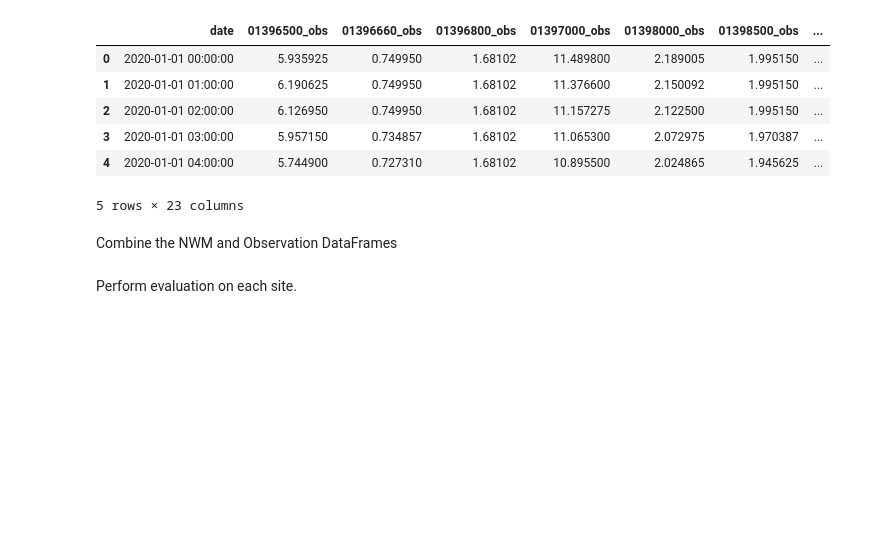
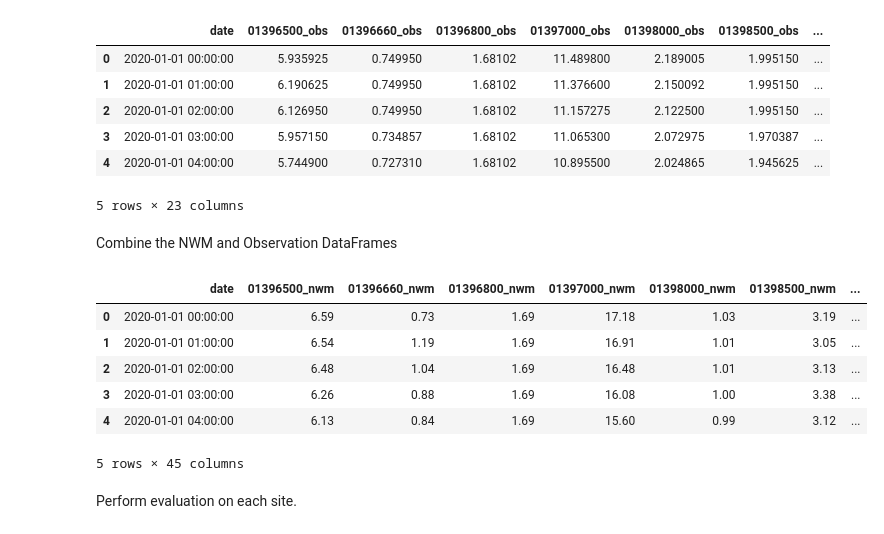
Before and after one commit to hydroframe/cssi_evaluation, a Jupyter notebook: examples/notebooks/nwm/NWM-Streamflow-Evaluation.ipynb, the cells around one changed output. Drawn from its saved outputs; the diff is of its cells as text; code cells hidden in the pictures; blank space fills up the shorter version.

```diff
--- a/examples/notebooks/nwm/NWM-Streamflow-Evaluation.ipynb
+++ b/examples/notebooks/nwm/NWM-Streamflow-Evaluation.ipynb
@@ -321,6 +321,16 @@ obs_df.head()
 Combine the NWM and Observation DataFrames
 # %%
 df = nwm_df.merge(obs_df, left_on='date', right_on='date', how='inner')
+# %%
+df.head()
+# %% [output]
+|  | date | 01396500_nwm | 01396660_nwm | 01396800_nwm | 01397000_nwm | 01398000_nwm | 01398500_nwm | ... |
+| 0 | 2020-01-01 00:00:00 | 6.59 | 0.73 | 1.69 | 17.18 | 1.03 | 3.19 | ... |
+| 1 | 2020-01-01 01:00:00 | 6.54 | 1.19 | 1.69 | 16.91 | 1.01 | 3.05 | ... |
+| 2 | 2020-01-01 02:00:00 | 6.48 | 1.04 | 1.69 | 16.48 | 1.01 | 3.13 | ... |
+| 3 | 2020-01-01 03:00:00 | 6.26 | 0.88 | 1.69 | 16.08 | 1.00 | 3.38 | ... |
+| 4 | 2020-01-01 04:00:00 | 6.13 | 0.84 | 1.69 | 15.60 | 0.99 | 3.12 | ... |
+5 rows × 45 columns
 # %% [markdown]
 Perform evaluation on each site.
 # %%
```
Also changed, not shown: parts of 6 cells of this notebook.
